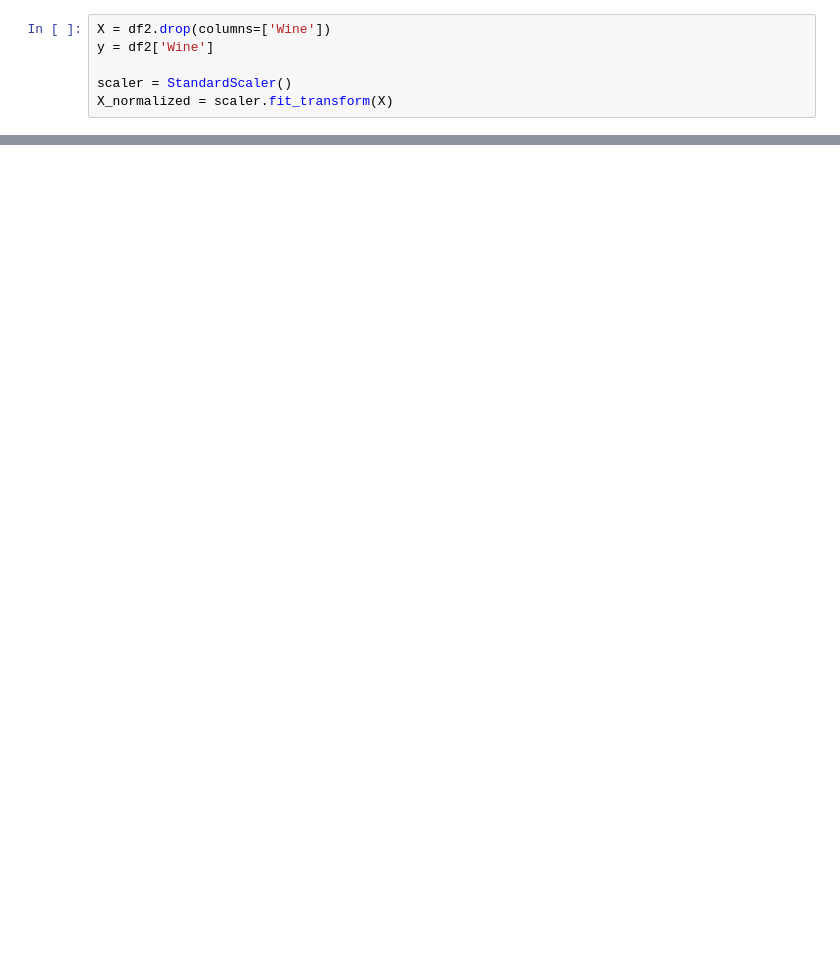
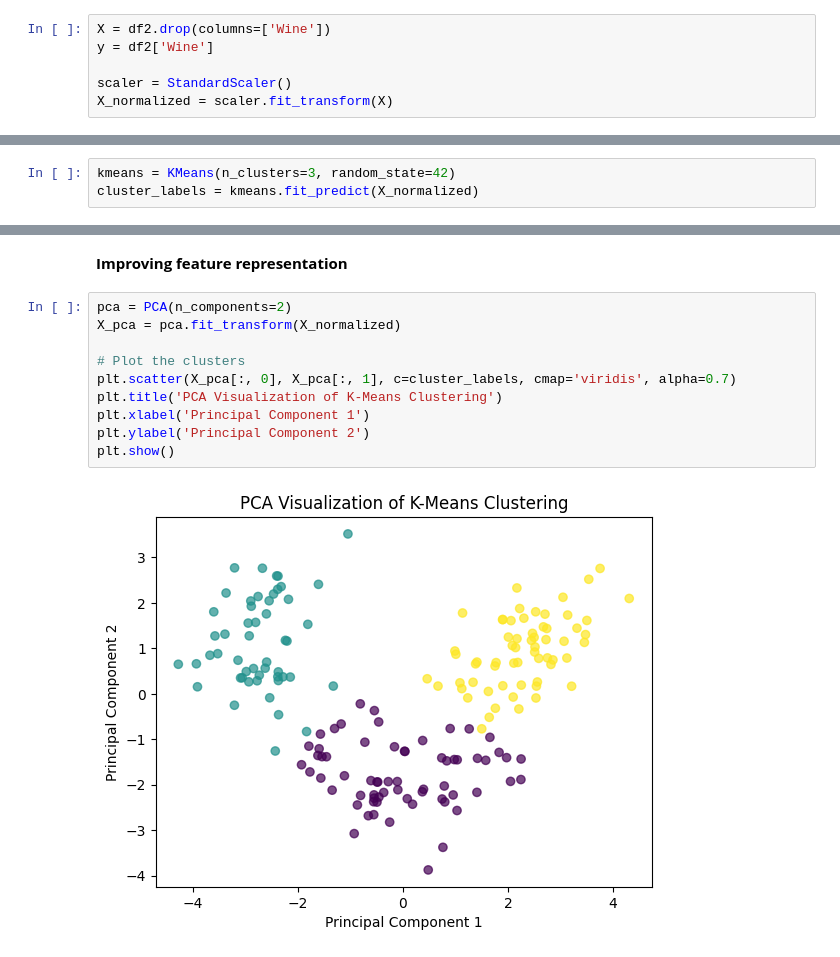
Before and after one commit to dzervenes/Machine-Learning-module, a Jupyter notebook: Unit_6_Seminar_Preparation.ipynb, the cells around one changed output, grey strips where cells are left out. Drawn from its saved outputs; the diff is of its cells as text; blank space fills up the shorter version.

```diff
--- a/Unit_6_Seminar_Preparation.ipynb
+++ b/Unit_6_Seminar_Preparation.ipynb
@@ -168,0 +175,3 @@ X_normalized = scaler.fit_transform(X)
+# %%
+kmeans = KMeans(n_clusters=3, random_state=42)
+cluster_labels = kmeans.fit_predict(X_normalized)
@@ -168,0 +204,14 @@ X_normalized = scaler.fit_transform(X)
+# %% [markdown]
+**Improving feature representation**
+# %%
+pca = PCA(n_components=2)
+X_pca = pca.fit_transform(X_normalized)
+
+# Plot the clusters
+plt.scatter(X_pca[:, 0], X_pca[:, 1], c=cluster_labels, cmap='viridis', alpha=0.7)
+plt.title('PCA Visualization of K-Means Clustering')
+plt.xlabel('Principal Component 1')
+plt.ylabel('Principal Component 2')
+plt.show()
+# %% [output]
+[figure, added]
```
Also changed, not shown: parts of 14 cells of this notebook.
